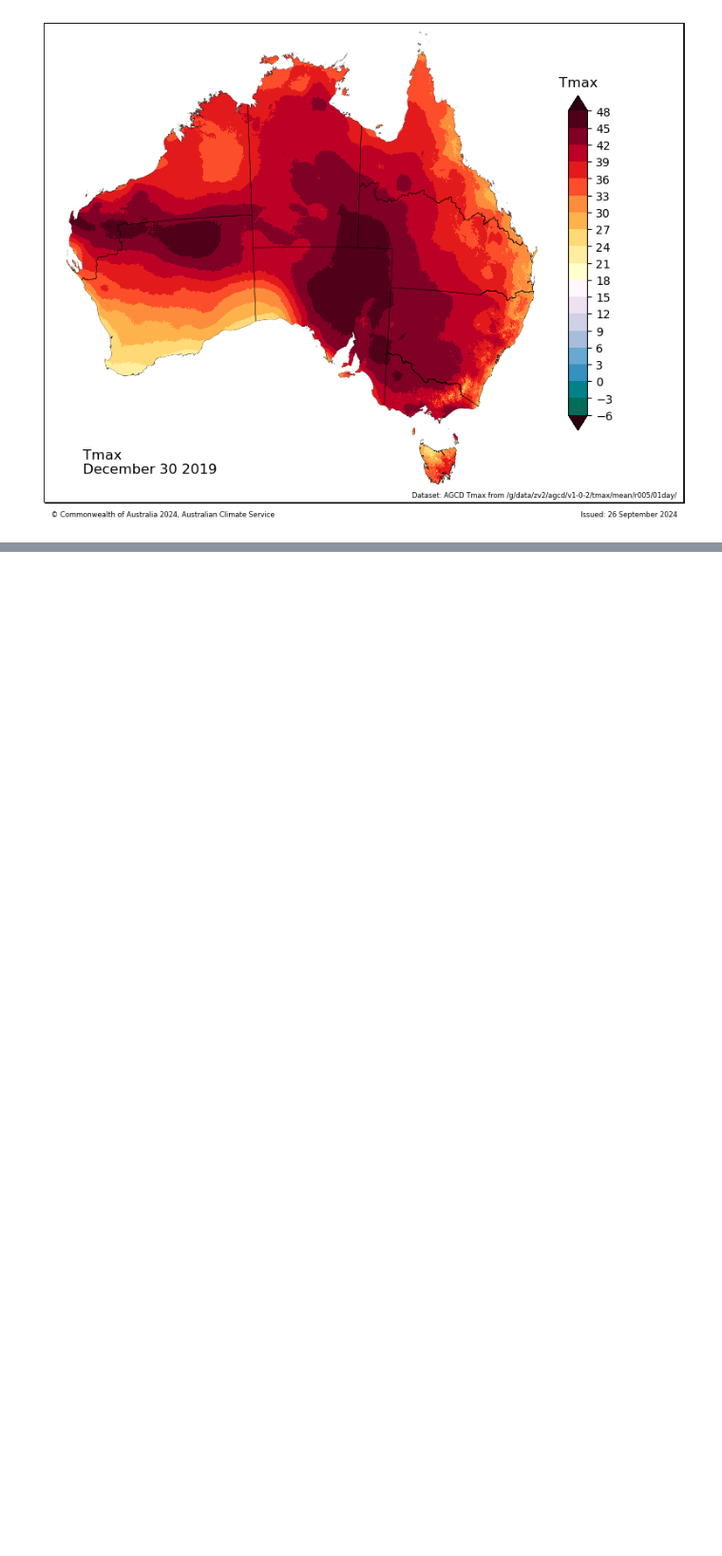
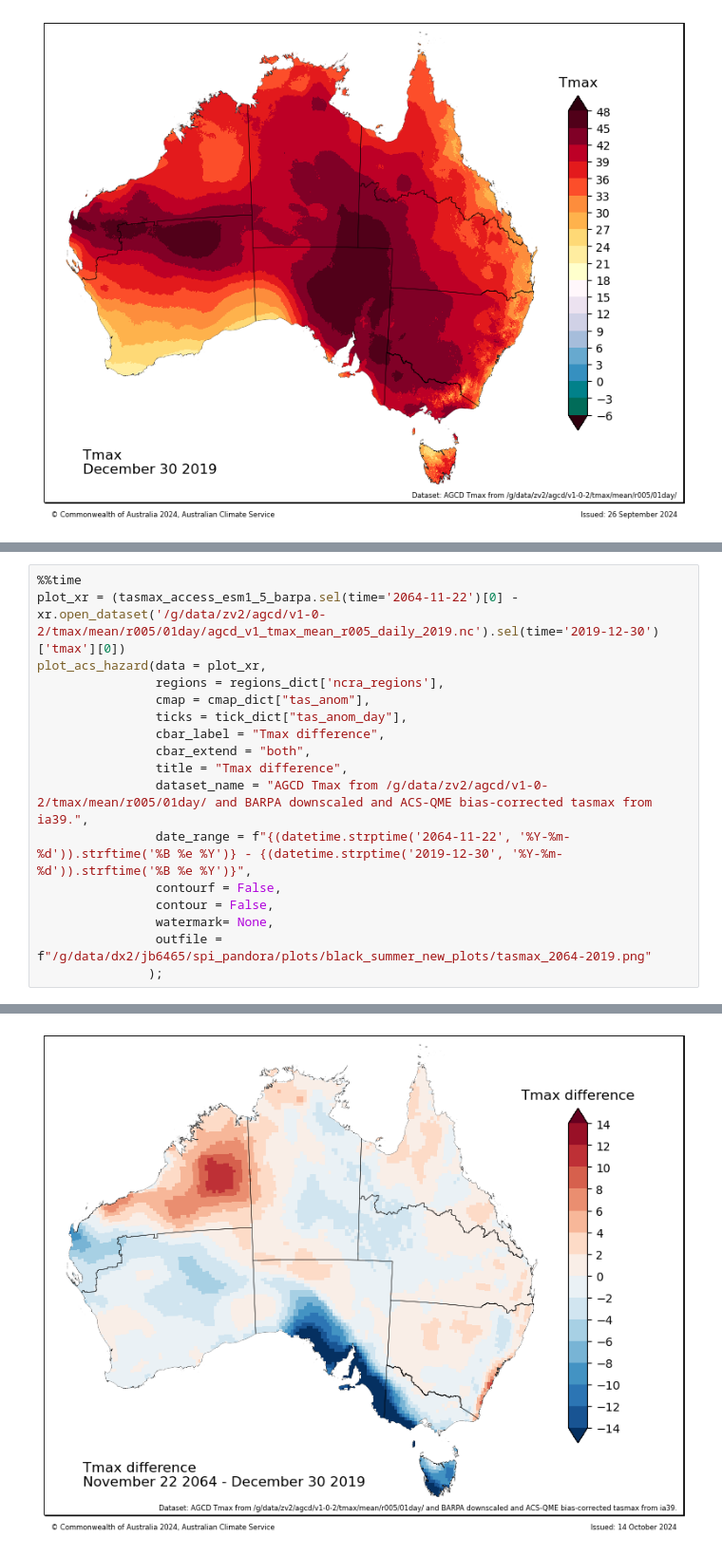
Before and after one commit to AusClimateService/hazards-drought, a Jupyter notebook: percentiles_spi/ad_hoc_requests/black_summer_analysis_pandora.ipynb, the cells around one changed output, grey strips where cells are left out. Shown at 95% size. Drawn from its saved outputs; the diff is of its cells as text; blank space fills up the shorter version.

```diff
--- a/percentiles_spi/ad_hoc_requests/black_summer_analysis_pandora.ipynb
+++ b/percentiles_spi/ad_hoc_requests/black_summer_analysis_pandora.ipynb
@@ -317,0 +336,18 @@ plot_acs_hazard(data = plot_xr,
+# %%
+%%time
+plot_xr = (tasmax_access_esm1_5_barpa.sel(time='2064-11-22')[0] - xr.open_dataset('/g/data/zv2/agcd/v1-0-2/tmax/mean/r005/01day/agcd_v1_tmax_mean_r005_daily_2019.nc').sel(time='2019-12-30')['tmax'][0])
+plot_acs_hazard(data = plot_xr,
+                regions = regions_dict['ncra_regions'],
+                cmap = cmap_dict["tas_anom"],
+                ticks = tick_dict["tas_anom_day"],
+                cbar_label = "Tmax difference",
+                cbar_extend = "both",
+                title = "Tmax difference",
+                dataset_name = "AGCD Tmax from /g/data/zv2/agcd/v1-0-2/tmax/mean/r005/01day/ and BARPA downscaled and ACS-QME bias-corrected tasmax from ia39.",
+                date_range = f"{(datetime.strptime('2064-11-22', '%Y-%m-%d')).strftime('%B %e %Y')} - {(datetime.strptime('2019-12-30', '%Y-%m-%d')).strftime('%B %e %Y')}",
+                contourf = False,
+                contour = False,
+                watermark= None,
+                outfile = f"/g/data/dx2/jb6465/spi_pandora/plots/black_summer_new_plots/tasmax_2064-2019.png"
+               );
+# %% [output]
@@ -317,0 +356 @@ plot_acs_hazard(data = plot_xr,
+[figure, added]
```
Also changed, not shown: parts of 6 cells of this notebook.
